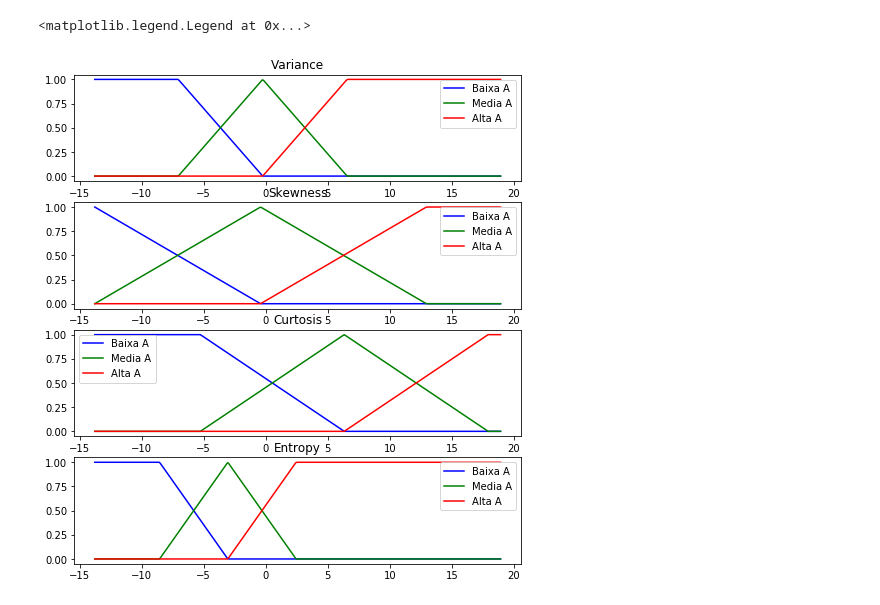
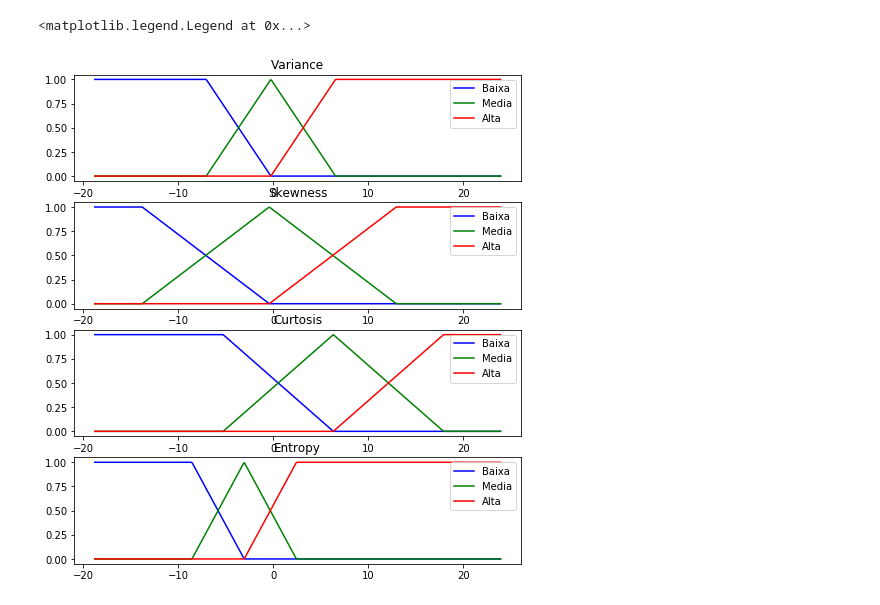
Before and after one commit to Minoro/data-science-theory, a Jupyter notebook: IA/fuzzy/Exercício de Fuzzy.ipynb, the cells around one changed output. Saved outputs shown, nothing was run; the diff lists cells and outputs as text; code cells hidden in the pictures.

```diff
--- a/IA/fuzzy/Exercício de Fuzzy.ipynb
+++ b/IA/fuzzy/Exercício de Fuzzy.ipynb
@@ -155,9 +191,11 @@ def fill_array(data, start='left'):
         i = -1
         step = -1;
 
+    #preenche os valores com 1 para formar um trapézio
     while data[i] == 0:
         data[i] = 1
         i += step
+
     return data
 
 def build_trimf(data, min_abs, max_abs):
@@ -184,8 +222,10 @@ curtosis_data = sorted(np.hstack((train_a[:, 2], train_b[:, 2])))
 entropy_data = sorted(np.hstack((train_a[:, 3], train_b[:, 3])))
 
 min_abs = min(variance_data[0], skewness_data[0], curtosis_data[0],entropy_data[0])
+min_abs -= 5 #expande o universo em 5 unidades
+
 max_abs = max(variance_data[-1], skewness_data[-1], curtosis_data[-1],entropy_data[-1])
-
+max_abs += 5 #expande o universo em 5 unidades
 
 variance_lo, variance_md, variance_hi, x_variance_data = build_trimf(variance_data, min_abs, max_abs)
 skewness_lo, skewness_md, skewness_hi, x_skewness_data = build_trimf(skewness_data, min_abs, max_abs)
@@ -193,46 +233,46 @@ curtosis_lo, curtosis_md, curtosis_hi, x_curtosis_data = build_trimf(curtosis_da
 entropy_lo, entropy_md, entropy_hi, x_entropy_data = build_trimf(entropy_data, min_abs, max_abs)
 
 
 variance_f = {'low':variance_lo, 'medium': variance_md, 'high': variance_hi}
 skewness_f = {'low':skewness_lo, 'medium': skewness_md, 'high': skewness_hi}
 curtosis_f = {'low':curtosis_lo, 'medium': curtosis_md, 'high': curtosis_hi}
 entropy_f = {'low':entropy_lo, 'medium': entropy_md, 'high': entropy_hi}
 
 
 # class_function_a =  fuzz.trimf([0], [0, 0, 0])
 # class_function_b =  fuzz.trimf([1], [1, 1, 1])
 
 
 # Visualize these universes and membership functions
 fig, (ax0, ax1, ax2, ax3) = plt.subplots(nrows=4, figsize=(8, 9))
 
 
-ax0.plot(x_variance_data, variance_lo, 'b', linewidth=1.5, label='Baixa A')
-ax0.plot(x_variance_data, variance_md, 'g', linewidth=1.5, label='Media A')
-ax0.plot(x_variance_data, variance_hi, 'r', linewidth=1.5, label='Alta A')
+ax0.plot(x_variance_data, variance_lo, 'b', linewidth=1.5, label='Baixa')
+ax0.plot(x_variance_data, variance_md, 'g', linewidth=1.5, label='Media')
+ax0.plot(x_variance_data, variance_hi, 'r', linewidth=1.5, label='Alta')
 ax0.set_title('Variance')
 ax0.legend()
 
-ax1.plot(x_skewness_data, skewness_lo, 'b', linewidth=1.5, label='Baixa A')
-ax1.plot(x_skewness_data, skewness_md, 'g', linewidth=1.5, label='Media A')
-ax1.plot(x_skewness_data, skewness_hi, 'r', linewidth=1.5, label='Alta A')
+ax1.plot(x_skewness_data, skewness_lo, 'b', linewidth=1.5, label='Baixa')
+ax1.plot(x_skewness_data, skewness_md, 'g', linewidth=1.5, label='Media')
+ax1.plot(x_skewness_data, skewness_hi, 'r', linewidth=1.5, label='Alta')
 ax1.set_title('Skewness')
 ax1.legend()
 
-ax2.plot(x_curtosis_data, curtosis_lo, 'b', linewidth=1.5, label='Baixa A')
-ax2.plot(x_curtosis_data, curtosis_md, 'g', linewidth=1.5, label='Media A')
-ax2.plot(x_curtosis_data, curtosis_hi, 'r', linewidth=1.5, label='Alta A')
+ax2.plot(x_curtosis_data, curtosis_lo, 'b', linewidth=1.5, label='Baixa')
+ax2.plot(x_curtosis_data, curtosis_md, 'g', linewidth=1.5, label='Media')
+ax2.plot(x_curtosis_data, curtosis_hi, 'r', linewidth=1.5, label='Alta')
 ax2.set_title('Curtosis')
 ax2.legend()
 
-ax3.plot(x_entropy_data, entropy_lo, 'b', linewidth=1.5, label='Baixa A')
-ax3.plot(x_entropy_data, entropy_md, 'g', linewidth=1.5, label='Media A')
-ax3.plot(x_entropy_data, entropy_hi, 'r', linewidth=1.5, label='Alta A')
+ax3.plot(x_entropy_data, entropy_lo, 'b', linewidth=1.5, label='Baixa')
+ax3.plot(x_entropy_data, entropy_md, 'g', linewidth=1.5, label='Media')
+ax3.plot(x_entropy_data, entropy_hi, 'r', linewidth=1.5, label='Alta')
 ax3.set_title('Entropy')
 ax3.legend()
 # %% [output]
 <matplotlib.legend.Legend at 0x...>
-[figure, old version]
+[figure, new version]
 # %%
 from collections import Counter
 
```
Also changed, not shown: parts of 7 cells of this notebook, 5 other files.
